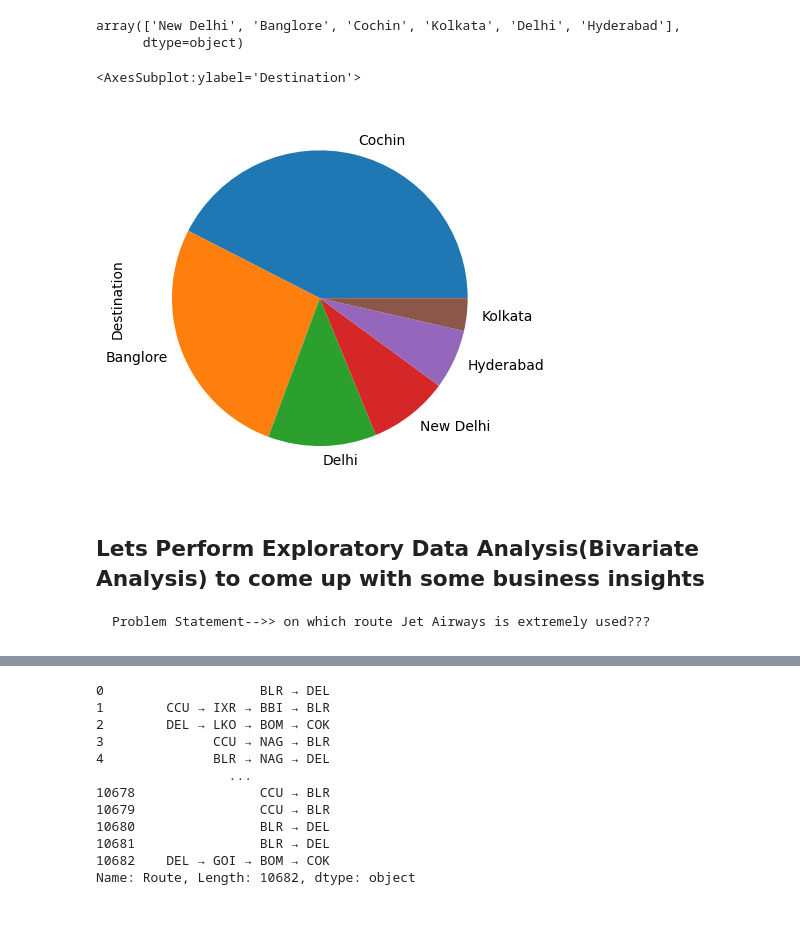
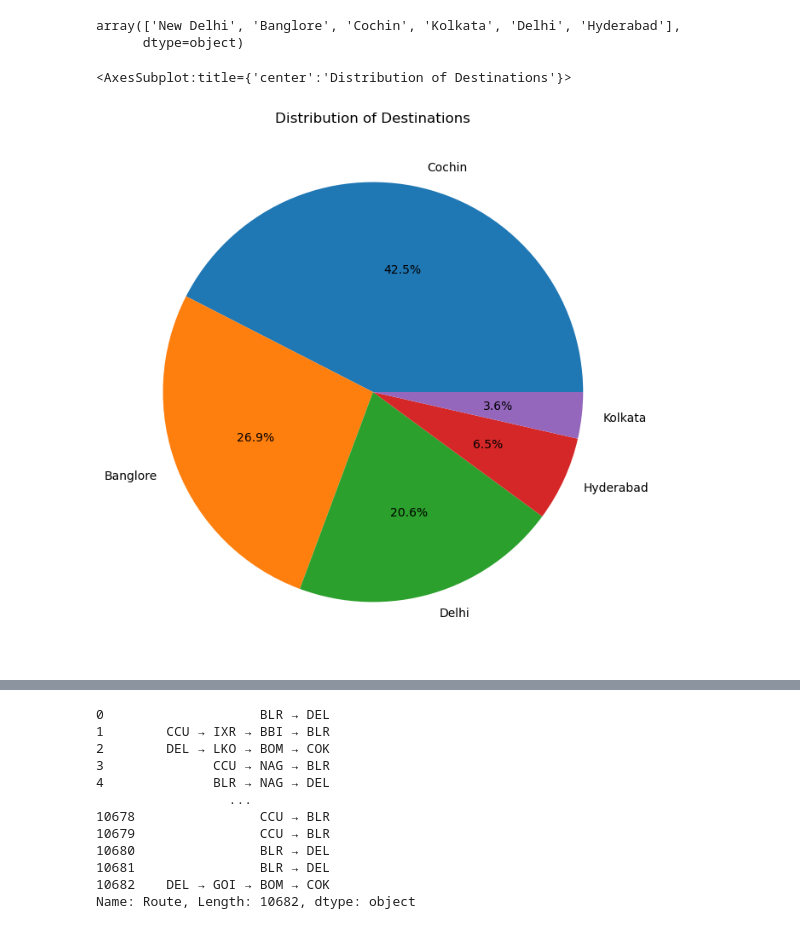
Before and after one commit to ramanuj-sharma/flight_ticket_price_prediction, a Jupyter notebook: flight_ticket_price_prediction.ipynb, the cells around one changed output, grey strips where cells are left out. Drawn from its saved outputs; the diff is of its cells as text; code cells hidden in the pictures.

```diff
--- a/flight_ticket_price_prediction.ipynb
+++ b/flight_ticket_price_prediction.ipynb
@@ -266,9 +311,20 @@ Ml Model that this is Duration_hour & this Duration_is minute..
 # %%
+# Define a Function to Preprocess Flight Duration Strings
+
 def preprocess_duration(x):
+    '''
+    This function ensures that the flight duration string contains both hours and minutes.
+    If not, it adds missing components (hours or minutes) with a default value of 0.
+    '''
+
+    # Check if 'h' (hours) is not in the string; if missing, prefix with '0h'
     if 'h' not in x:
-        x='0h '+x
+        x = '0h ' + x
+
+    # Check if 'm' (minutes) is not in the string; if missing, append '0m'
     elif 'm' not in x:
-        x=x+' 0m'
+        x = x + ' 0m'
+
     return x
 # %%
 data['Duration'] = data['Duration'].apply(preprocess_duration)
@@ -315,5 +373,15 @@ data.head(3)
 # %%
-data['Duration_Total_Mins']=data['Duration'].str.replace('h','*60').str.replace(' ','+').str.replace('m','*1').apply(eval)
+# Convert 'Duration' to Total Minutes
+
+# Replace 'h' with '*60' to convert hours to minutes
+# Replace spaces with '+' to prepare for evaluation as a mathematical expression
+# Replace 'm' with '*1' to treat minutes properly
+# Use eval() to calculate the total minutes from the expression
+data['Duration_Total_Mins'] = data['Duration']\
+    .str.replace('h', '*60')\
+    .str.replace(' ', '+')\
+    .str.replace('m', '*1')\
+    .apply(eval)
 # %%
 data.head(2)
 # %% [output]
@@ -337,11 +417,17 @@ data['Destination'].unique()
 # %% [output]
 array(['New Delhi', 'Banglore', 'Cochin', 'Kolkata', 'Delhi', 'Hyderabad'],
       dtype=object)
+# %%
+# Combine "New Delhi" and "Delhi" into "Delhi"
+data['Destination'] = data['Destination'].replace({'New Delhi': 'Delhi'})
 # %%
-data['Destination'].value_counts().plot(kind = 'pie')
+data['Destination'].value_counts().plot(
+    kind='pie',
+    autopct='%1.1f%%',
+    title='Distribution of Destinations',
+    ylabel='',
+    figsize=(8, 8)
+)
 # %% [output]
-<AxesSubplot:ylabel='Destination'>
+<AxesSubplot:title={'center':'Distribution of Destinations'}>
-[figure, old version]
+[figure, new version]
-# %% [markdown]
-## Lets Perform Exploratory Data Analysis(Bivariate Analysis) to come up with some business insights
-    Problem Statement-->> on which route Jet Airways is extremely used???
```
Also changed, not shown: parts of 110 cells of this notebook, 3 other files.
